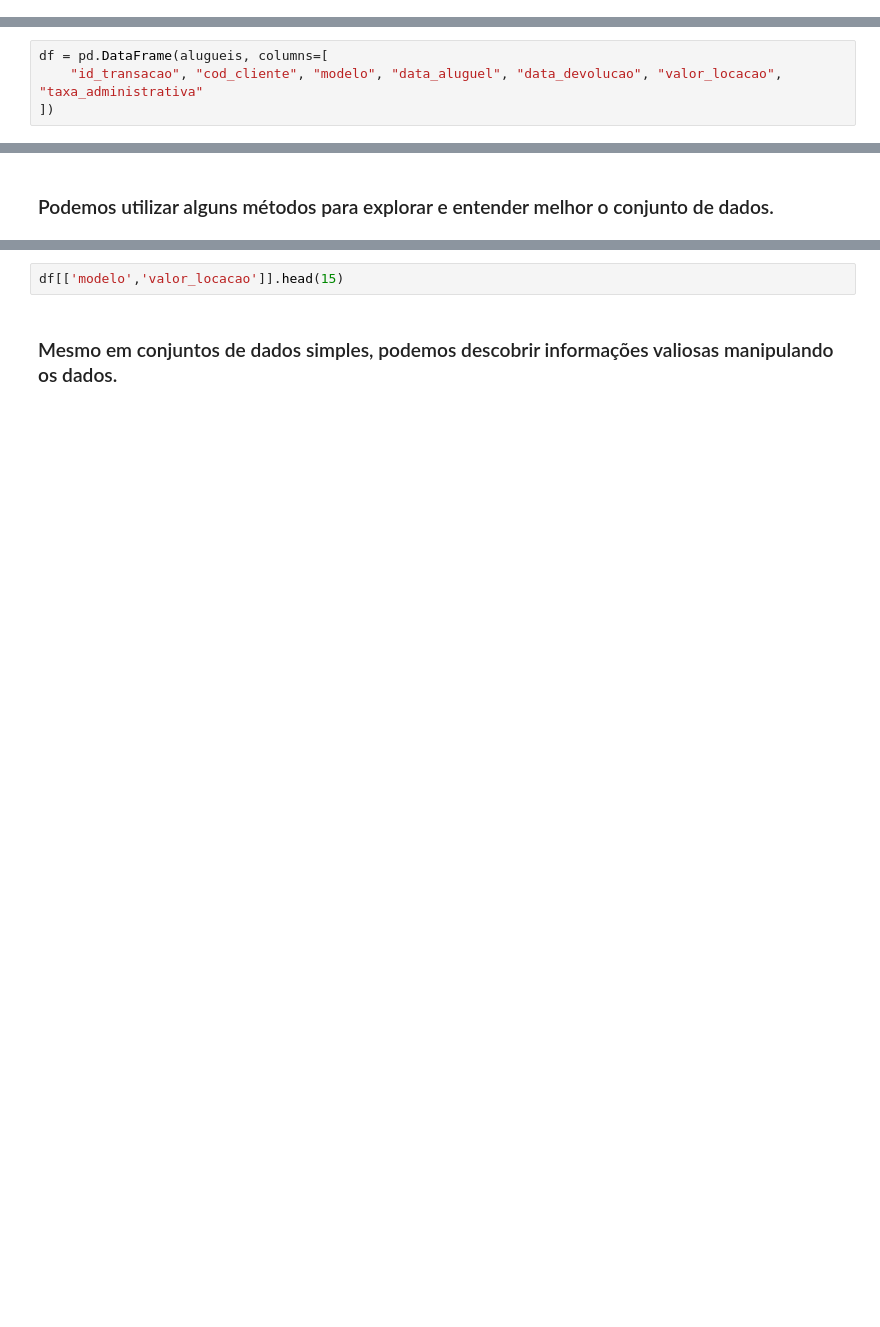
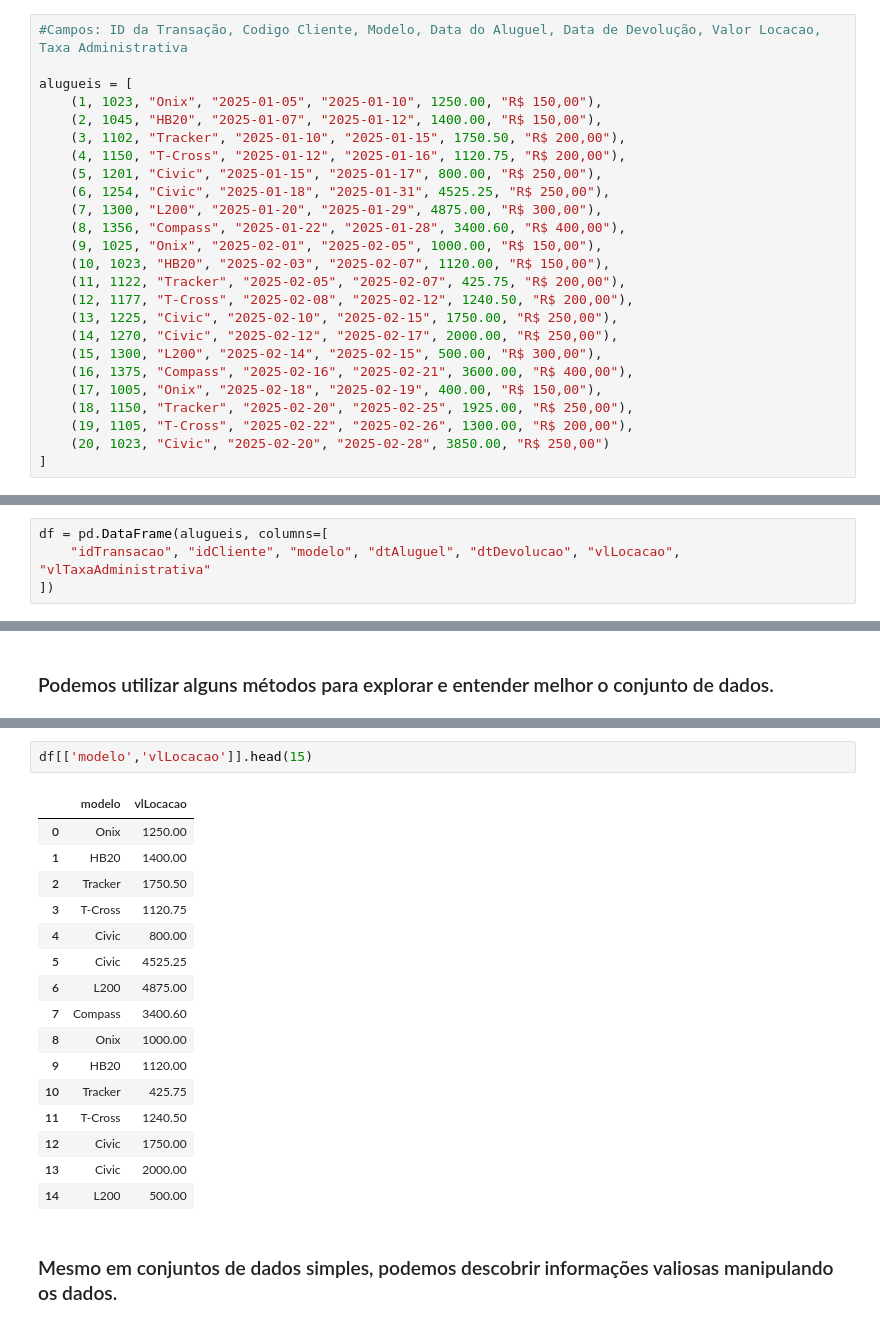
Before and after one commit to Paulodados/analise2_python, a Jupyter notebook: Pandas_Series_Dataframes.ipynb, the cells around one changed output, grey strips where cells are left out. Drawn from its saved outputs; the diff is of its cells as text; blank space fills up the shorter version.

```diff
--- a/Pandas_Series_Dataframes.ipynb
+++ b/Pandas_Series_Dataframes.ipynb
@@ -253,6 +253,31 @@ Dias para levar mochila: 13/05,14/05,15/05,16/05,17/05,18/05,19/05,20/05,21/05,2
 # DataFrames
 # %% [markdown]
 ### Assim como nas seríes é possível usar as estruturas comuns da linguagem para a criação dos DataFrames. Também é possível importar de arquivos (txt, csv, excel, etc) ou da Web.
+# %%
+#Campos: ID da Transação, Codigo Cliente, Modelo, Data do Aluguel, Data de Devolução, Valor Locacao, Taxa Administrativa
+
+alugueis = [
+    (1, 1023, "Onix", "2025-01-05", "2025-01-10", 1250.00, "R$ 150,00"),
+    (2, 1045, "HB20", "2025-01-07", "2025-01-12", 1400.00, "R$ 150,00"),
+    (3, 1102, "Tracker", "2025-01-10", "2025-01-15", 1750.50, "R$ 200,00"),
+    (4, 1150, "T-Cross", "2025-01-12", "2025-01-16", 1120.75, "R$ 200,00"),
+    (5, 1201, "Civic", "2025-01-15", "2025-01-17", 800.00, "R$ 250,00"),
+    (6, 1254, "Civic", "2025-01-18", "2025-01-31", 4525.25, "R$ 250,00"),
+    (7, 1300, "L200", "2025-01-20", "2025-01-29", 4875.00, "R$ 300,00"),
+    (8, 1356, "Compass", "2025-01-22", "2025-01-28", 3400.60, "R$ 400,00"),
+    (9, 1025, "Onix", "2025-02-01", "2025-02-05", 1000.00, "R$ 150,00"),
+    (10, 1023, "HB20", "2025-02-03", "2025-02-07", 1120.00, "R$ 150,00"),
+    (11, 1122, "Tracker", "2025-02-05", "2025-02-07", 425.75, "R$ 200,00"),
+    (12, 1177, "T-Cross", "2025-02-08", "2025-02-12", 1240.50, "R$ 200,00"),
+    (13, 1225, "Civic", "2025-02-10", "2025-02-15", 1750.00, "R$ 250,00"),
+    (14, 1270, "Civic", "2025-02-12", "2025-02-17", 2000.00, "R$ 250,00"),
+    (15, 1300, "L200", "2025-02-14", "2025-02-15", 500.00, "R$ 300,00"),
+    (16, 1375, "Compass", "2025-02-16", "2025-02-21", 3600.00, "R$ 400,00"),
+    (17, 1005, "Onix", "2025-02-18", "2025-02-19", 400.00, "R$ 150,00"),
+    (18, 1150, "Tracker", "2025-02-20", "2025-02-25", 1925.00, "R$ 250,00"),
+    (19, 1105, "T-Cross", "2025-02-22", "2025-02-26", 1300.00, "R$ 200,00"),
+    (20, 1023, "Civic", "2025-02-20", "2025-02-28", 3850.00, "R$ 250,00")
+]
 # %% [markdown]
 ### Com isso, conseguimos instanciar a classe Dataframe, a partir da leitura do CSV. A partir de agora, os dados estão disponíveis para serem trabalhados em memória.
 # %%
@@ -269,7 +319,7 @@ display(df)
 Podemos incluir o nome das colunas, já na criação do DataFrame
 # %%
 df = pd.DataFrame(alugueis, columns=[
-    "id_transacao", "cod_cliente", "modelo", "data_aluguel", "data_devolucao", "valor_locacao", "taxa_administrativa"
+    "idTransacao", "idCliente", "modelo", "dtAluguel", "dtDevolucao", "vlLocacao", "vlTaxaAdministrativa"
 ])
 # %%
 df.head(10)
@@ -282,5 +369,22 @@ df.describe()
 # %%
-df[['modelo','valor_locacao']].head(15)
+df[['modelo','vlLocacao']].head(15)
+# %% [output]
+|  | modelo | vlLocacao |
+| 0 | Onix | 1250.00 |
+| 1 | HB20 | 1400.00 |
+| 2 | Tracker | 1750.50 |
+| 3 | T-Cross | 1120.75 |
+| 4 | Civic | 800.00 |
+| 5 | Civic | 4525.25 |
+| 6 | L200 | 4875.00 |
+| 7 | Compass | 3400.60 |
+| 8 | Onix | 1000.00 |
+| 9 | HB20 | 1120.00 |
+| 10 | Tracker | 425.75 |
+| 11 | T-Cross | 1240.50 |
+| 12 | Civic | 1750.00 |
+| 13 | Civic | 2000.00 |
+| 14 | L200 | 500.00 |
 # %% [markdown]
 ### Mesmo em conjuntos de dados simples, podemos descobrir informações valiosas manipulando os dados.
 # %%
```
Also changed, not shown: parts of 11 cells of this notebook.
